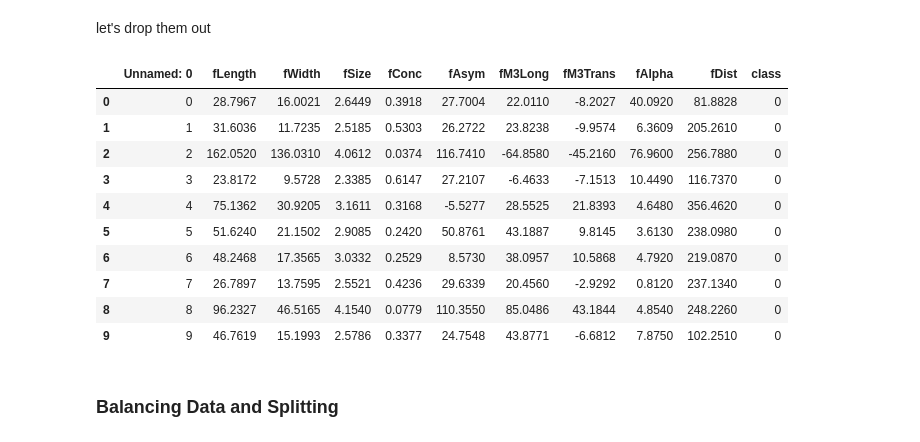
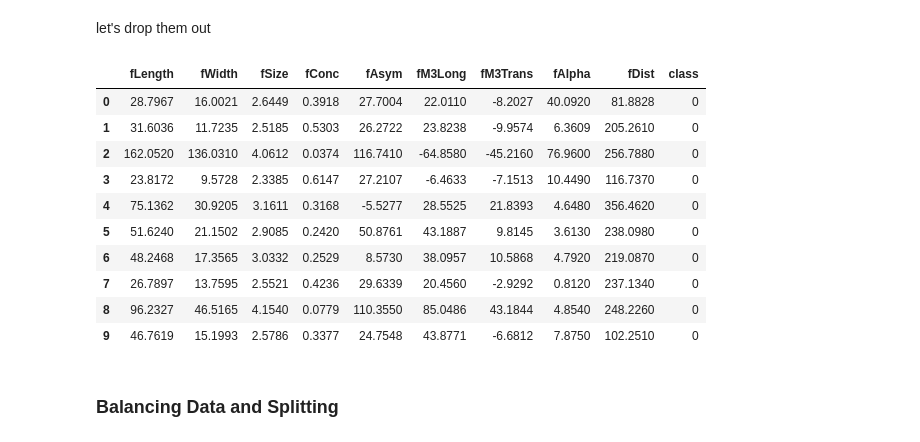
Before and after one commit to o-ronin-o/KNN_Linear_regression_manual_built-in, a Jupyter notebook: assignment_1/notebooks/magic_gamma_knn.ipynb, the cells around one changed output. Drawn from its saved outputs; the diff is of its cells as text; code cells hidden in the pictures.

```diff
--- a/assignment_1/notebooks/magic_gamma_knn.ipynb
+++ b/assignment_1/notebooks/magic_gamma_knn.ipynb
@@ -104,23 +104,24 @@ let's drop them out
 # %%
 corr_matrix = df.drop(columns=['class']).corr().abs()
 upper = corr_matrix.where(np.triu(np.ones(corr_matrix.shape), k=1).astype(bool))
 to_drop = [column for column in upper.columns if any(upper[column] > 0.9)]
 df_reduced = df.drop(columns=to_drop)
 df_reduced['class'] = df_reduced['class'].map({'g': 0, 'h': 1})
+df_reduced =df_reduced.drop(columns=['Unnamed: 0'])
 
 df_reduced.head(10)
 # %% [output]
-|  | Unnamed: 0 | fLength | fWidth | fSize | fConc | fAsym | fM3Long | fM3Trans | fAlpha | fDist | class |
-| 0 | 0 | 28.7967 | 16.0021 | 2.6449 | 0.3918 | 27.7004 | 22.0110 | -8.2027 | 40.0920 | 81.8828 | 0 |
-| 1 | 1 | 31.6036 | 11.7235 | 2.5185 | 0.5303 | 26.2722 | 23.8238 | -9.9574 | 6.3609 | 205.2610 | 0 |
-| 2 | 2 | 162.0520 | 136.0310 | 4.0612 | 0.0374 | 116.7410 | -64.8580 | -45.2160 | 76.9600 | 256.7880 | 0 |
-| 3 | 3 | 23.8172 | 9.5728 | 2.3385 | 0.6147 | 27.2107 | -6.4633 | -7.1513 | 10.4490 | 116.7370 | 0 |
-| 4 | 4 | 75.1362 | 30.9205 | 3.1611 | 0.3168 | -5.5277 | 28.5525 | 21.8393 | 4.6480 | 356.4620 | 0 |
-| 5 | 5 | 51.6240 | 21.1502 | 2.9085 | 0.2420 | 50.8761 | 43.1887 | 9.8145 | 3.6130 | 238.0980 | 0 |
-| 6 | 6 | 48.2468 | 17.3565 | 3.0332 | 0.2529 | 8.5730 | 38.0957 | 10.5868 | 4.7920 | 219.0870 | 0 |
-| 7 | 7 | 26.7897 | 13.7595 | 2.5521 | 0.4236 | 29.6339 | 20.4560 | -2.9292 | 0.8120 | 237.1340 | 0 |
-| 8 | 8 | 96.2327 | 46.5165 | 4.1540 | 0.0779 | 110.3550 | 85.0486 | 43.1844 | 4.8540 | 248.2260 | 0 |
-| 9 | 9 | 46.7619 | 15.1993 | 2.5786 | 0.3377 | 24.7548 | 43.8771 | -6.6812 | 7.8750 | 102.2510 | 0 |
+|  | fLength | fWidth | fSize | fConc | fAsym | fM3Long | fM3Trans | fAlpha | fDist | class |
+| 0 | 28.7967 | 16.0021 | 2.6449 | 0.3918 | 27.7004 | 22.0110 | -8.2027 | 40.0920 | 81.8828 | 0 |
+| 1 | 31.6036 | 11.7235 | 2.5185 | 0.5303 | 26.2722 | 23.8238 | -9.9574 | 6.3609 | 205.2610 | 0 |
+| 2 | 162.0520 | 136.0310 | 4.0612 | 0.0374 | 116.7410 | -64.8580 | -45.2160 | 76.9600 | 256.7880 | 0 |
+| 3 | 23.8172 | 9.5728 | 2.3385 | 0.6147 | 27.2107 | -6.4633 | -7.1513 | 10.4490 | 116.7370 | 0 |
+| 4 | 75.1362 | 30.9205 | 3.1611 | 0.3168 | -5.5277 | 28.5525 | 21.8393 | 4.6480 | 356.4620 | 0 |
+| 5 | 51.6240 | 21.1502 | 2.9085 | 0.2420 | 50.8761 | 43.1887 | 9.8145 | 3.6130 | 238.0980 | 0 |
+| 6 | 48.2468 | 17.3565 | 3.0332 | 0.2529 | 8.5730 | 38.0957 | 10.5868 | 4.7920 | 219.0870 | 0 |
+| 7 | 26.7897 | 13.7595 | 2.5521 | 0.4236 | 29.6339 | 20.4560 | -2.9292 | 0.8120 | 237.1340 | 0 |
+| 8 | 96.2327 | 46.5165 | 4.1540 | 0.0779 | 110.3550 | 85.0486 | 43.1844 | 4.8540 | 248.2260 | 0 |
+| 9 | 46.7619 | 15.1993 | 2.5786 | 0.3377 | 24.7548 | 43.8771 | -6.6812 | 7.8750 | 102.2510 | 0 |
 # %% [markdown]
 ### Balancing Data and Splitting
 # %%
```
Also changed, not shown: parts of 10 cells of this notebook, 8 other files.
